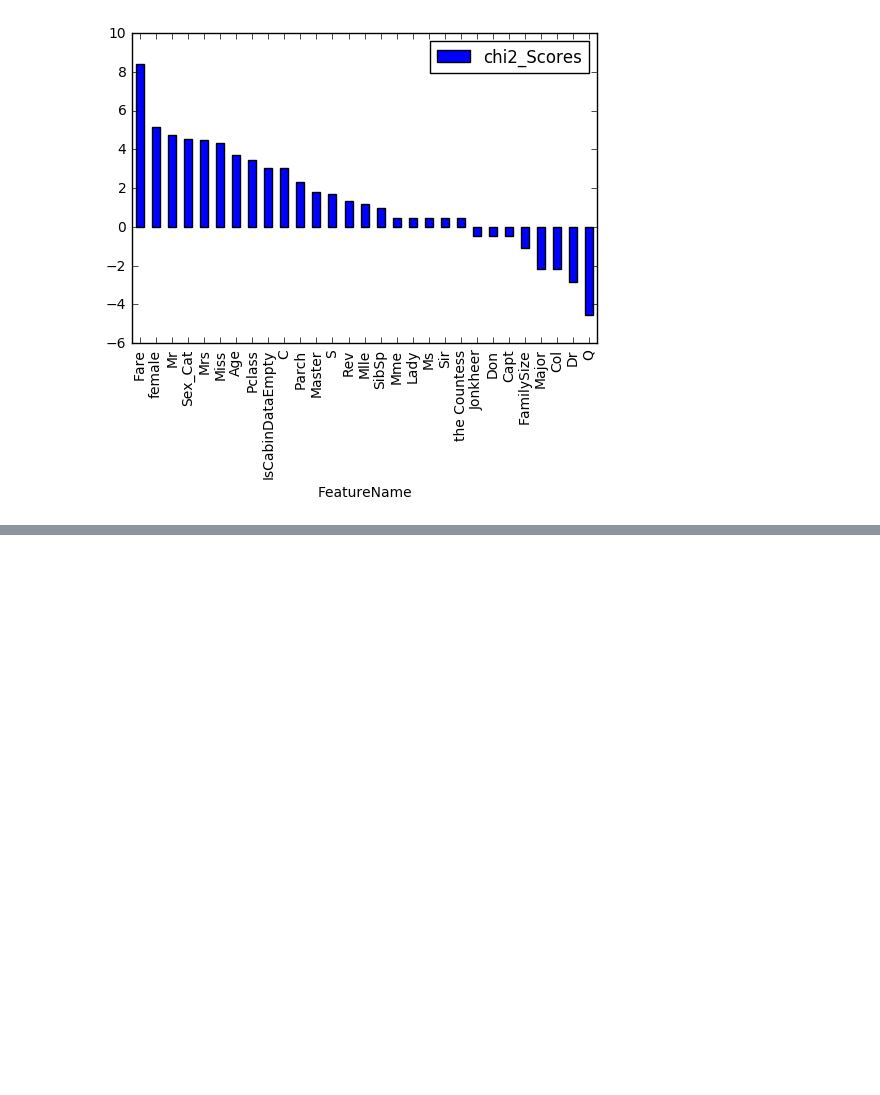
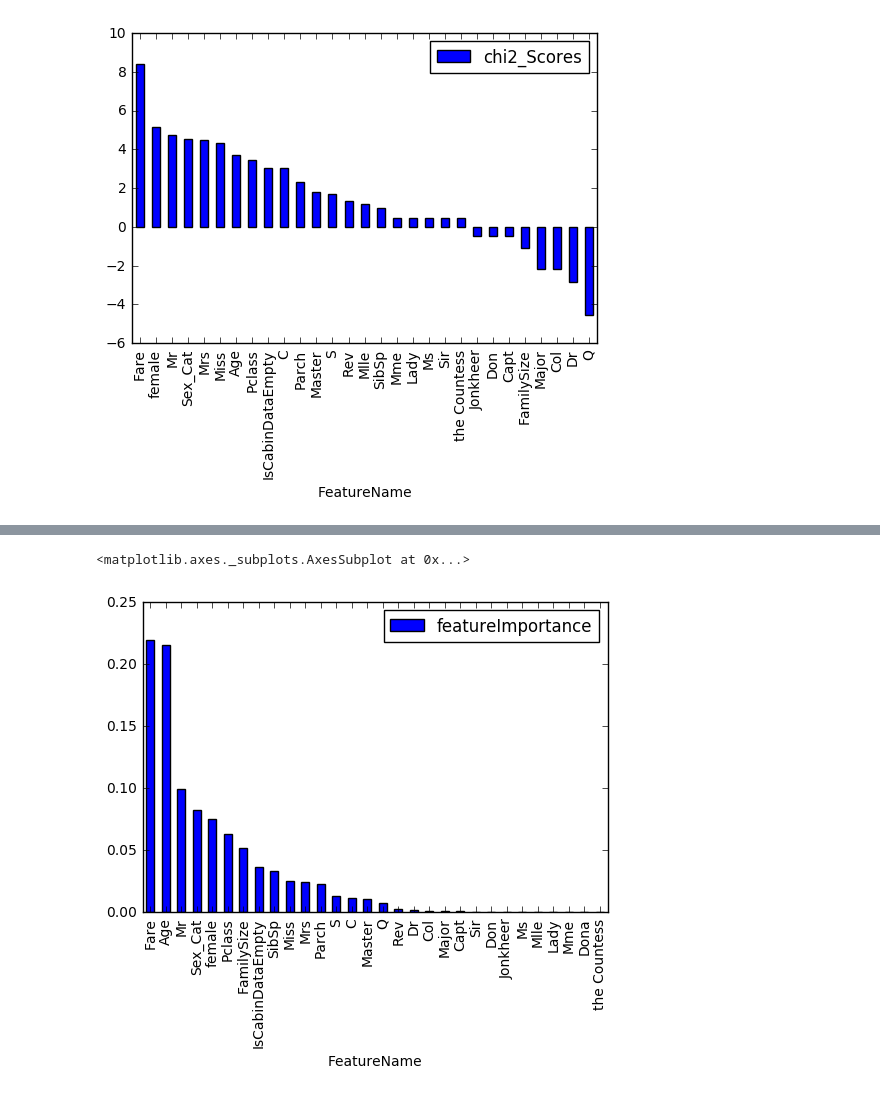
Before and after one commit to vitormeriat/meriat-ml-notes, a Jupyter notebook: Titanic - Machine Learning from Disaster.ipynb, the cells around one changed output, grey strips where cells are left out. Saved outputs shown, nothing was run; the diff lists cells and outputs as text; code cells hidden in the pictures; blank space fills up the shorter version.

```diff
--- a/Titanic - Machine Learning from Disaster.ipynb
+++ b/Titanic - Machine Learning from Disaster.ipynb
@@ -311,10 +327,14 @@ featureMatrixDS_chi2_Sorted[-featureMatrixDS_chi2_Sorted['chi2_Scores'].isnull()
 # %%
 from sklearn.ensemble import RandomForestClassifier
 
 rf = RandomForestClassifier(n_estimators=1000,max_features ="auto")
 
 rf.fit(Xtrain, ytrain.ravel())
 featureMatrixDS_randforest = pd.DataFrame({'FeatureName':featureNames.ravel(),'featureImportance':
-                                           map(lambda x: round(x, 4), rf.feature_importances_)})
+                                           list(map(lambda x: round(x, 4), rf.feature_importances_))})
+
 featureMatrixDS_randforest=featureMatrixDS_randforest.sort_values(by=['featureImportance'],ascending=False)
 featureMatrixDS_randforest.plot.bar('FeatureName','featureImportance')
+# %% [output]
+<matplotlib.axes._subplots.AxesSubplot at 0x...>
+[figure, added]
```
Also changed, not shown: parts of 8 cells of this notebook.
